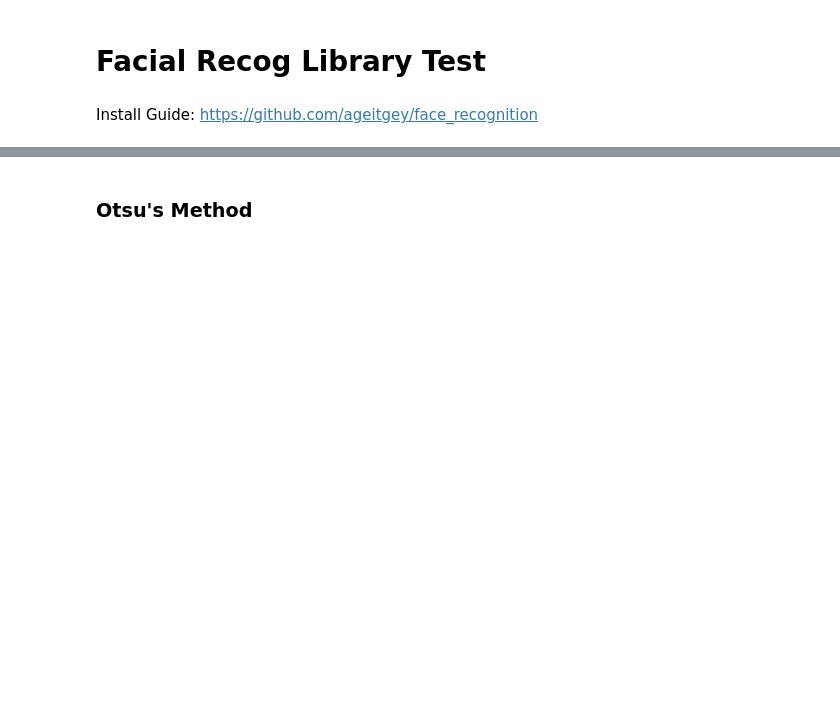
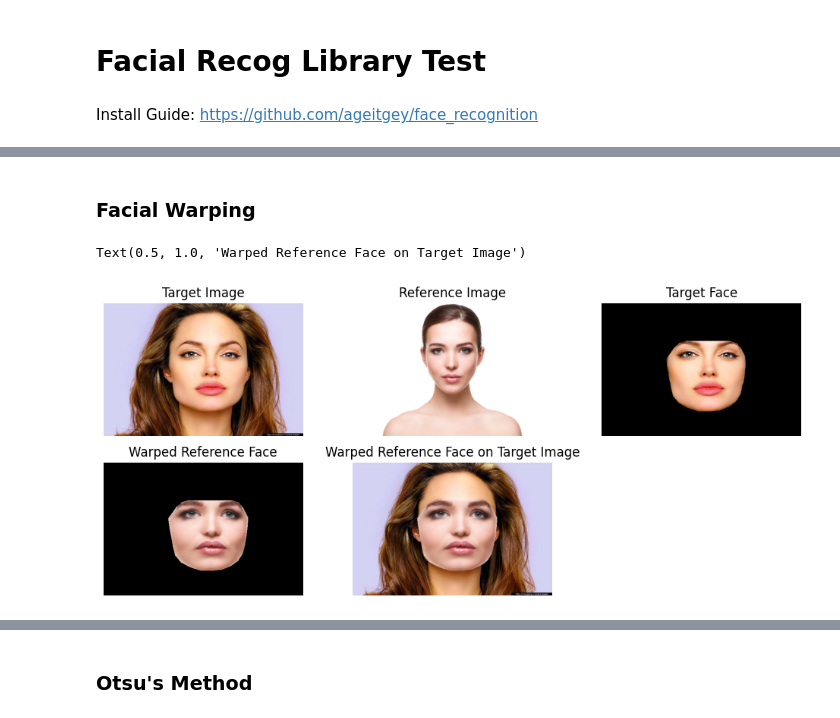
Before and after one commit to AakashR13/Digital_Makeup_Generation, a Jupyter notebook: main.ipynb, the cells around one changed output, grey strips where cells are left out. Saved outputs shown, nothing was run; the diff lists cells and outputs as text; code cells hidden in the pictures; blank space fills up the shorter version.

```diff
--- a/main.ipynb
+++ b/main.ipynb
@@ -53,0 +88,39 @@ Number of Landmarks: 12
+# %% [markdown]
+### Facial Warping
+# %%
+transform = PiecewiseAffineTransform()
+transform.estimate(trgt_img_landmarks_np, ref_img_landmarks_np)
+
+warped_ref_face = (warp(ref_img, transform, output_shape=trgt_img.shape) * 255).astype(np.uint8)
+
+mask = (warped_ref_face != 0).all(axis=2)
+
+warped_ref_face_on_trgt = warped_ref_face * mask[:,:,None] + trgt_img * ~mask[:,:,None]
+warped_ref_face_on_trgt = warped_ref_face_on_trgt.astype(np.uint8)
+
+trgt_face = trgt_img * mask[:,:,None]
+
+plt.figure(figsize=(12,5))
+plt.subplot(231)
+plt.imshow(trgt_img)
+plt.axis('off')
+plt.title("Target Image")
+plt.subplot(232)
+plt.imshow(ref_img)
+plt.axis('off')
+plt.title("Reference Image")
+plt.subplot(233)
+plt.imshow(trgt_face)
+plt.axis('off')
+plt.title("Target Face")
+plt.subplot(234)
+plt.imshow(warped_ref_face)
+plt.axis('off')
+plt.title("Warped Reference Face")
+plt.subplot(235)
+plt.imshow(warped_ref_face_on_trgt)
+plt.axis('off')
+plt.title("Warped Reference Face on Target Image")
+# %% [output]
+Text(0.5, 1.0, 'Warped Reference Face on Target Image')
+[figure, added]
```
Also changed, not shown: parts of 7 cells of this notebook, 3 other files.
